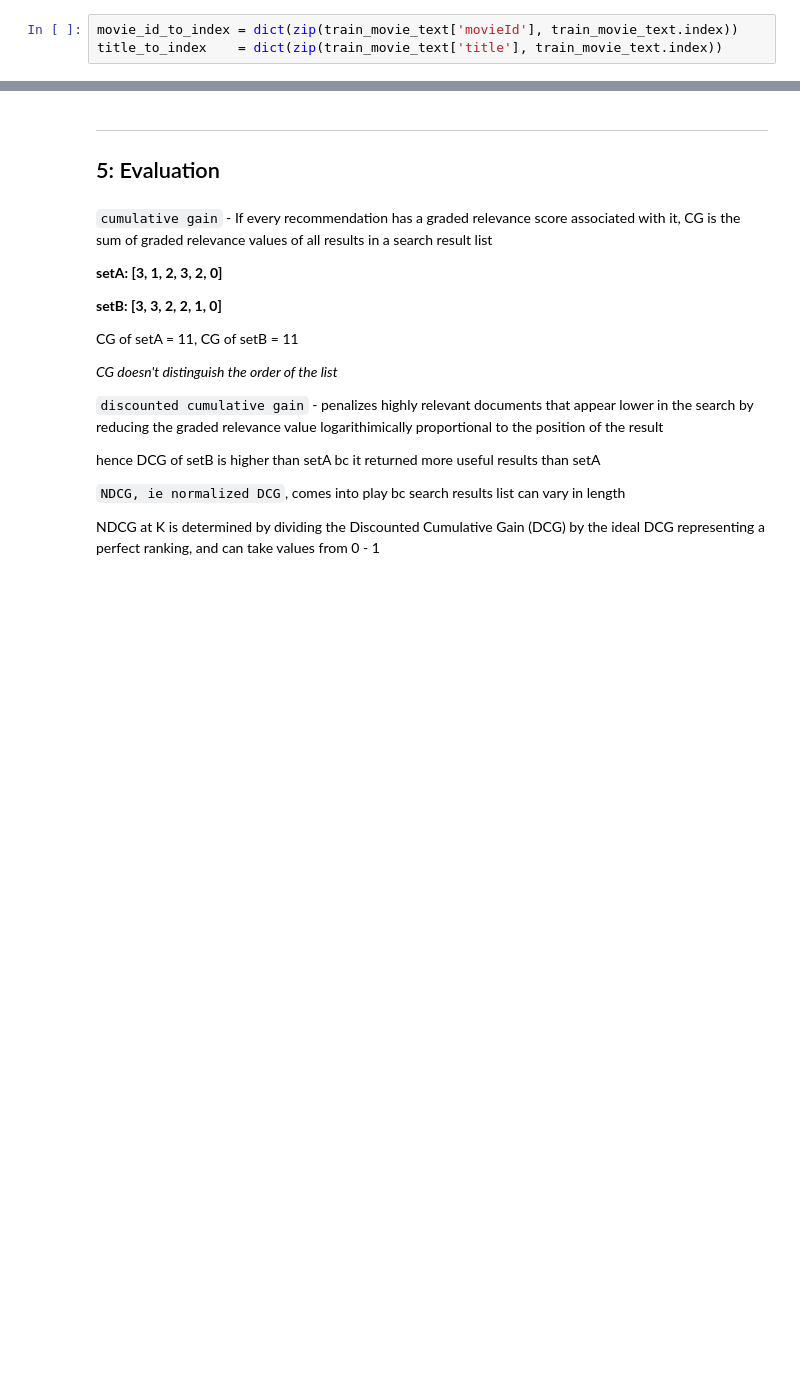
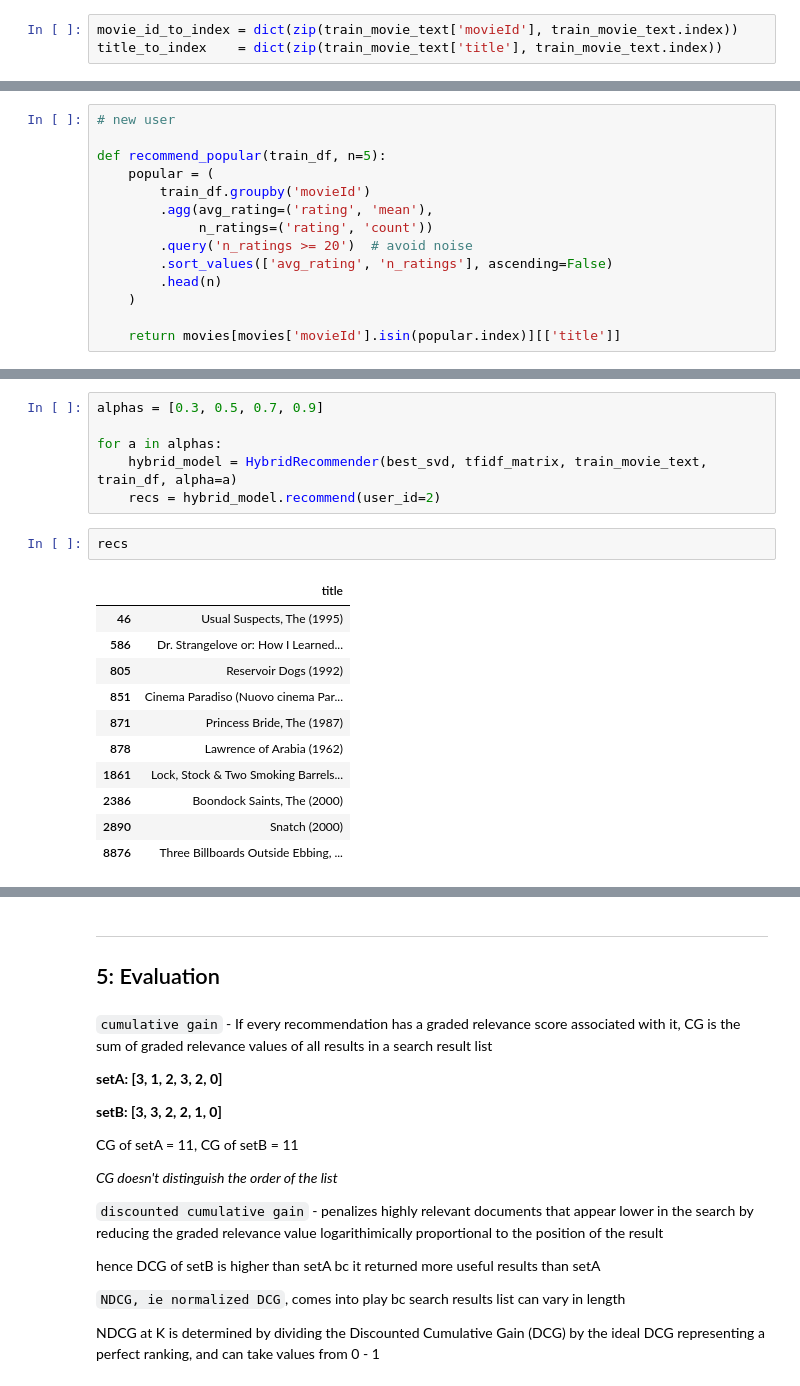
Before and after one commit to just-mawi/Group1_Phase4, a Jupyter notebook: movies.ipynb, the cells around one changed output, grey strips where cells are left out. Drawn from its saved outputs; the diff is of its cells as text; blank space fills up the shorter version.

```diff
--- a/movies.ipynb
+++ b/movies.ipynb
@@ -1017,2 +928,16 @@ def get_relevant_items(df, threshold=4.0): # high ratings are treated as relevan
+# %%
+# new user
+
+def recommend_popular(train_df, n=5):
+    popular = (
+        train_df.groupby('movieId')
+        .agg(avg_rating=('rating', 'mean'),
+             n_ratings=('rating', 'count'))
+        .query('n_ratings >= 20')  # avoid noise
+        .sort_values(['avg_rating', 'n_ratings'], ascending=False)
+        .head(n)
+    )
+
+    return movies[movies['movieId'].isin(popular.index)][['title']]
 # %%
 class HybridRecommender:
@@ -1080,0 +1002,20 @@ Top 5 Hybrid Recommendations for User 5:
+# %%
+alphas = [0.3, 0.5, 0.7, 0.9]
+
+for a in alphas:
+    hybrid_model = HybridRecommender(best_svd, tfidf_matrix, train_movie_text, train_df, alpha=a)
+    recs = hybrid_model.recommend(user_id=2)
+# %%
+recs
+# %% [output]
+|  | title |
+| 46 | Usual Suspects, The (1995) |
+| 586 | Dr. Strangelove or: How I Learned... |
+| 805 | Reservoir Dogs (1992) |
+| 851 | Cinema Paradiso (Nuovo cinema Par... |
+| 871 | Princess Bride, The (1987) |
+| 878 | Lawrence of Arabia (1962) |
+| 1861 | Lock, Stock & Two Smoking Barrels... |
+| 2386 | Boondock Saints, The (2000) |
+| 2890 | Snatch (2000) |
+| 8876 | Three Billboards Outside Ebbing, ... |
```
Also changed, not shown: parts of 61 cells of this notebook.
